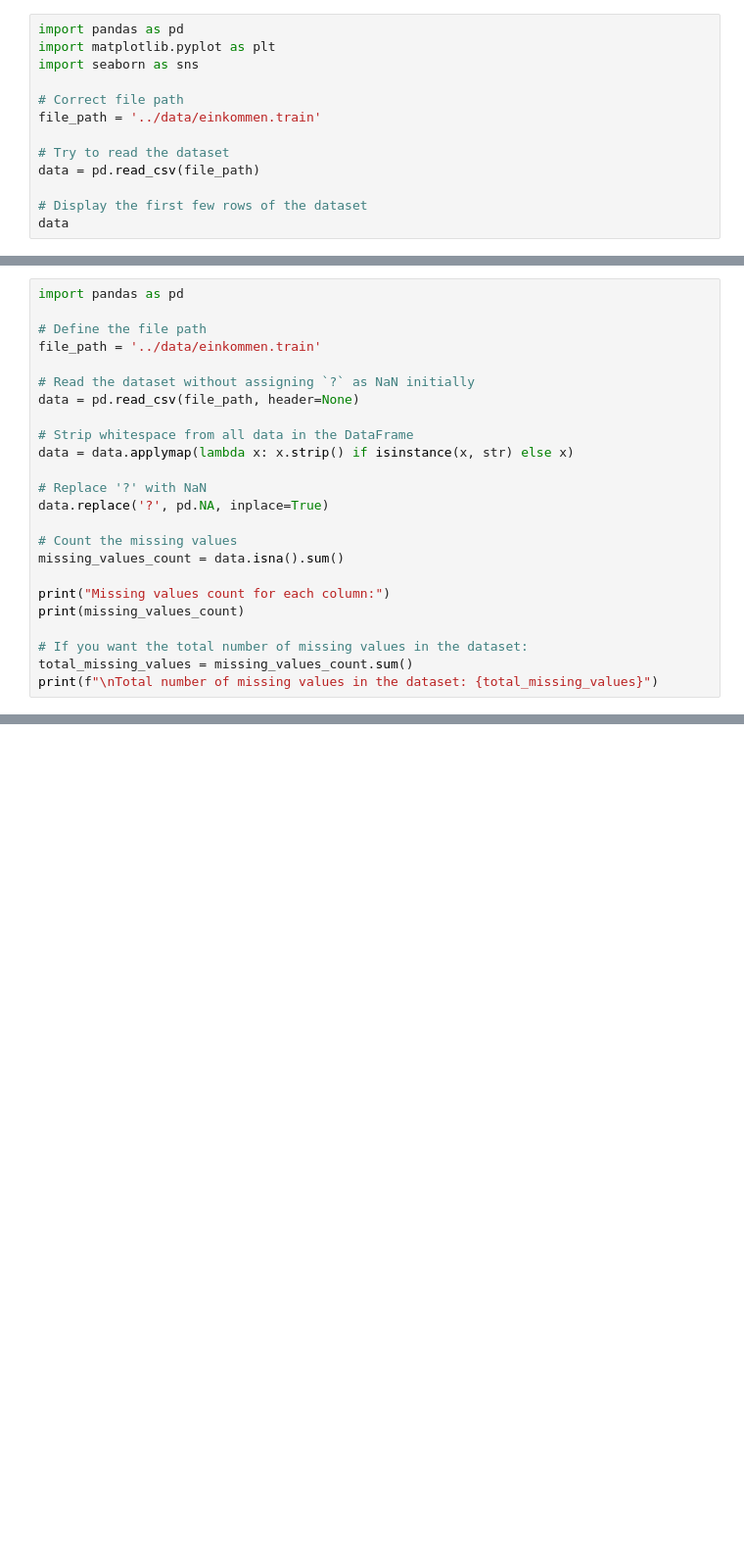
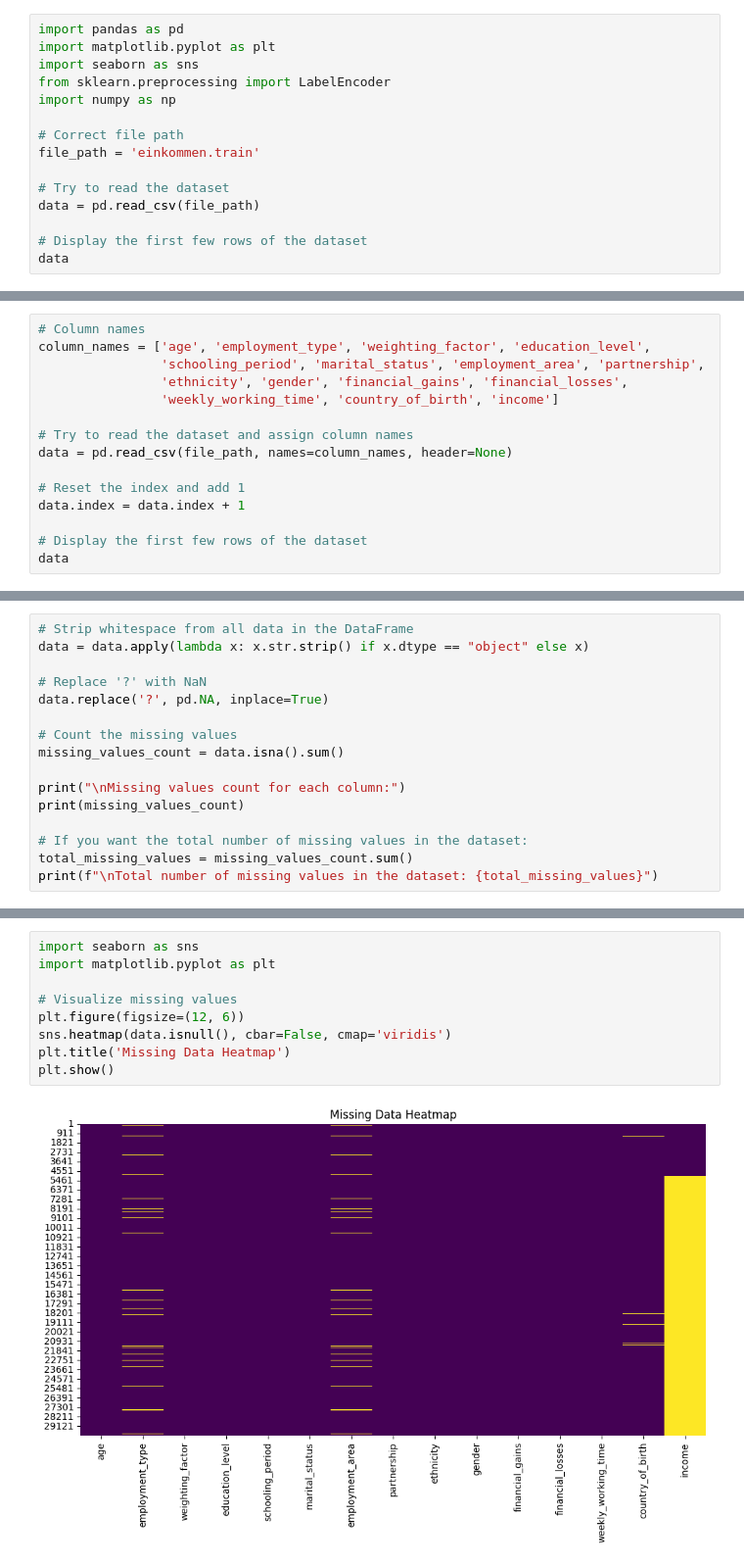
Before and after one commit to Wasif-Allvi/ML1-Project, a Jupyter notebook: bin/project_code.ipynb, the cells around one changed output, grey strips where cells are left out. Shown at 98% size. Cells and saved outputs as stored; diff of their text form; blank space fills up the shorter version.

```diff
--- a/bin/project_code.ipynb
+++ b/bin/project_code.ipynb
@@ -2,9 +4,11 @@
 import pandas as pd
 import matplotlib.pyplot as plt
 import seaborn as sns
+from sklearn.preprocessing import LabelEncoder
+import numpy as np
 
 # Correct file path
-file_path = '../data/einkommen.train'
+file_path = 'einkommen.train'
 
 # Try to read the dataset
 data = pd.read_csv(file_path)
@@ -32,0 +32,15 @@ pygments.util.ClassNotFound: Could not find style module 'pygments.styles.defaul
+# %%
+# Column names
+column_names = ['age', 'employment_type', 'weighting_factor', 'education_level',
+                'schooling_period', 'marital_status', 'employment_area', 'partnership',
+                'ethnicity', 'gender', 'financial_gains', 'financial_losses',
+                'weekly_working_time', 'country_of_birth', 'income']
+
+# Try to read the dataset and assign column names
+data = pd.read_csv(file_path, names=column_names, header=None)
+
+# Reset the index and add 1
+data.index = data.index + 1
+
+# Display the first few rows of the dataset
+data
@@ -33,14 +63,6 @@ pygments.util.ClassNotFound: Could not find style module 'pygments.styles.defaul
 # %%
-import pandas as pd
-
-# Define the file path
-file_path = '../data/einkommen.train'
-
-# Read the dataset without assigning `?` as NaN initially
-data = pd.read_csv(file_path, header=None)
-
 # Strip whitespace from all data in the DataFrame
-data = data.applymap(lambda x: x.strip() if isinstance(x, str) else x)
+data = data.apply(lambda x: x.str.strip() if x.dtype == "object" else x)
 
 # Replace '?' with NaN
 data.replace('?', pd.NA, inplace=True)
@@ -48,7 +70,7 @@ data.replace('?', pd.NA, inplace=True)
 # Count the missing values
 missing_values_count = data.isna().sum()
 
-print("Missing values count for each column:")
+print("\nMissing values count for each column:")
 print(missing_values_count)
 
 # If you want the total number of missing values in the dataset:
@@ -74,3 +96,14 @@ Missing values count for each column:
 dtype: int64
 
 Total number of missing values in the dataset: 28898
+# %%
+import seaborn as sns
+import matplotlib.pyplot as plt
+
+# Visualize missing values
+plt.figure(figsize=(12, 6))
+sns.heatmap(data.isnull(), cbar=False, cmap='viridis')
+plt.title('Missing Data Heatmap')
+plt.show()
+# %% [output]
+[figure, added]
```
Also changed, not shown: parts of 94 cells of this notebook.
